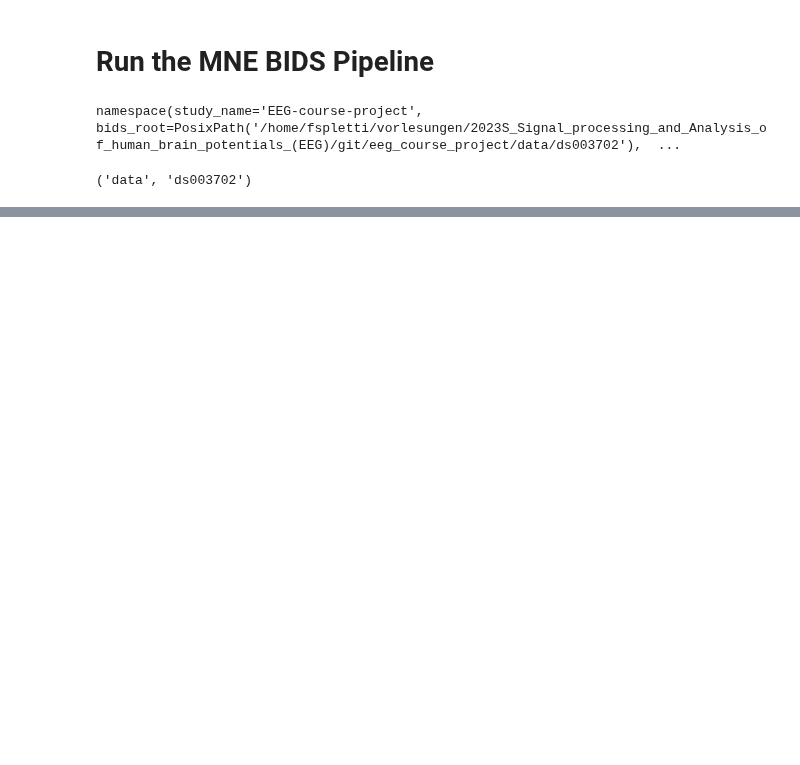
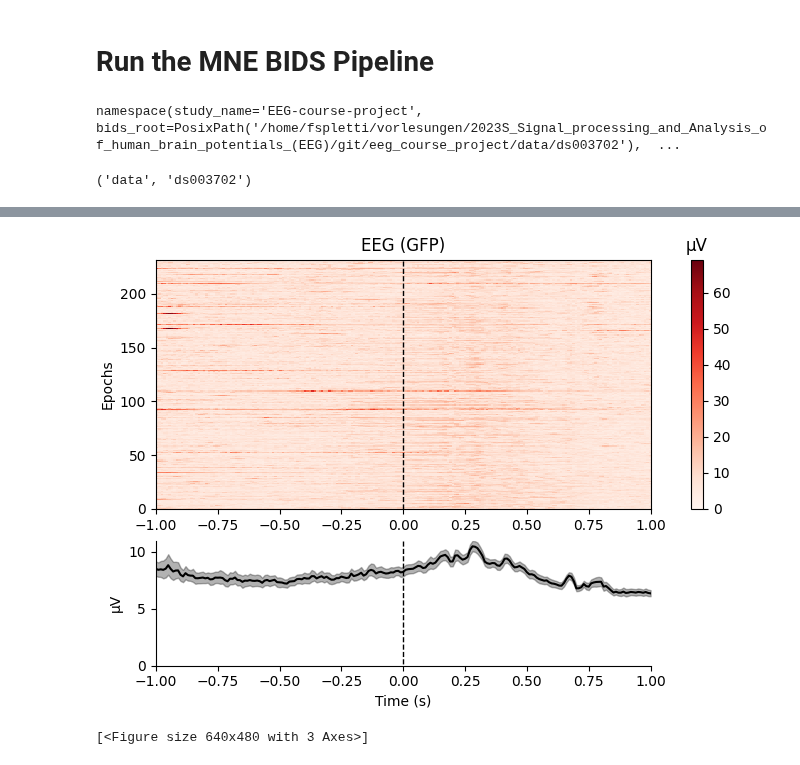
Before and after one commit to ebosseck/eeg_course_project, a Jupyter notebook: runPipelineM4_debugging.ipynb, the cells around one changed output, grey strips where cells are left out. Saved outputs shown, nothing was run; the diff lists cells and outputs as text; code cells hidden in the pictures; blank space fills up the shorter version.

```diff
--- a/runPipelineM4_debugging.ipynb
+++ b/runPipelineM4_debugging.ipynb
@@ -205,3 +241,10 @@ zipfile.BadZipFile: File is not a zip file
+# %%
+# checkup: plot epochs
+curr_checkup_epochs = mne.read_epochs(f"{curr_subject_path}/sub-01_task-SocialMemoryCuing_epo.fif")
+mne.viz.plot_epochs_image(curr_checkup_epochs)
+# %% [output]
+[figure, added]
+[<Figure size 640x480 with 3 Axes>]
 # %%
 curr_steps = "preprocessing/_06a_run_ica"
 !mne_bids_pipeline --config {config_path} --steps {curr_steps}
```
Also changed, not shown: parts of 15 cells of this notebook.
